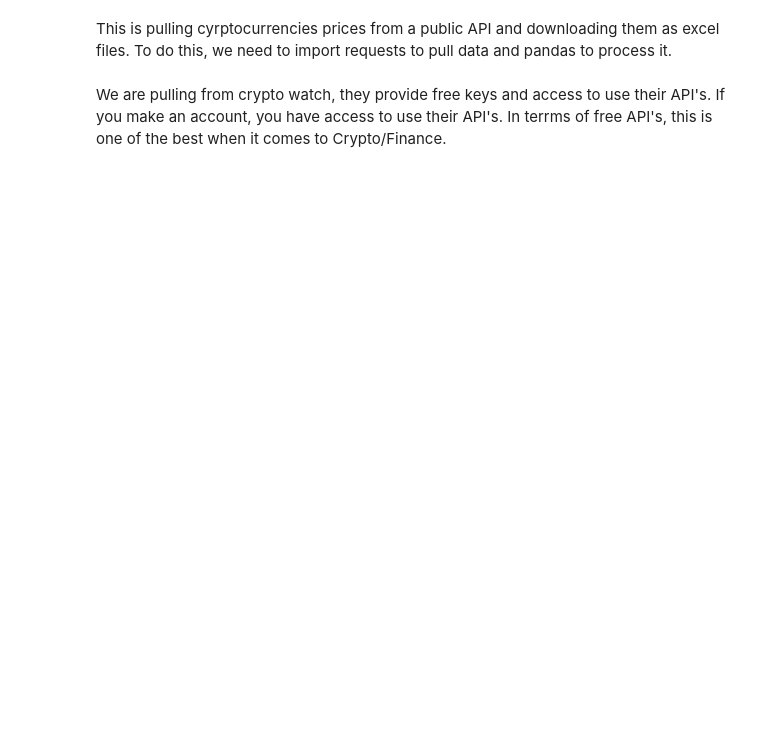
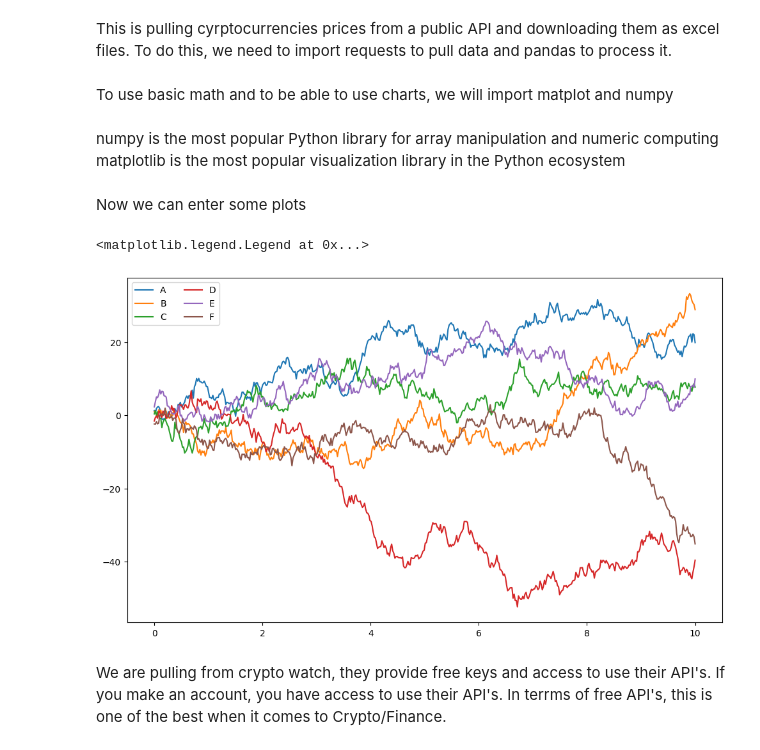
Before and after one commit to RykerSwensen/MyProj, a Jupyter notebook: DATAEXTRACTION/data_extraction.ipynb, the cells around one changed output. Saved outputs shown, nothing was run; the diff lists cells and outputs as text; code cells hidden in the pictures; blank space fills up the shorter version.

```diff
--- a/DATAEXTRACTION/data_extraction.ipynb
+++ b/DATAEXTRACTION/data_extraction.ipynb
@@ -1,2 +1,4 @@
 # %% [markdown]
 This is pulling cyrptocurrencies prices from a public API and downloading them as excel files. To do this, we need to import requests to pull data and pandas to process it.
+# %% [markdown]
+To use basic math and to be able to use charts, we will import matplot and numpy
@@ -3,3 +9,18 @@ This is pulling cyrptocurrencies prices from a public API and downloading them a
+# %% [markdown]
+numpy is the most popular Python library for array manipulation and numeric computing
+matplotlib is the most popular visualization library in the Python ecosystem
+# %% [markdown]
+Now we can enter some plots
+# %%
+x = np.linspace(0, 10, 500)
+y = np.cumsum(np.random.randn(500, 6), 0)
+# %%
+plt.figure(figsize=(12, 7))
+plt.plot(x, y)
+plt.legend('ABCDEF', ncol=2, loc='upper left')
+# %% [output]
+<matplotlib.legend.Legend at 0x...>
+[figure, added]
 # %% [markdown]
 We are pulling from crypto watch, they provide free keys and access to use their API's. If you make an account, you have access to use their API's. In terrms of free API's, this is one of the best when it comes to Crypto/Finance.
 # %%
```
Also changed, not shown: parts of 6 cells of this notebook, 1 other file.
